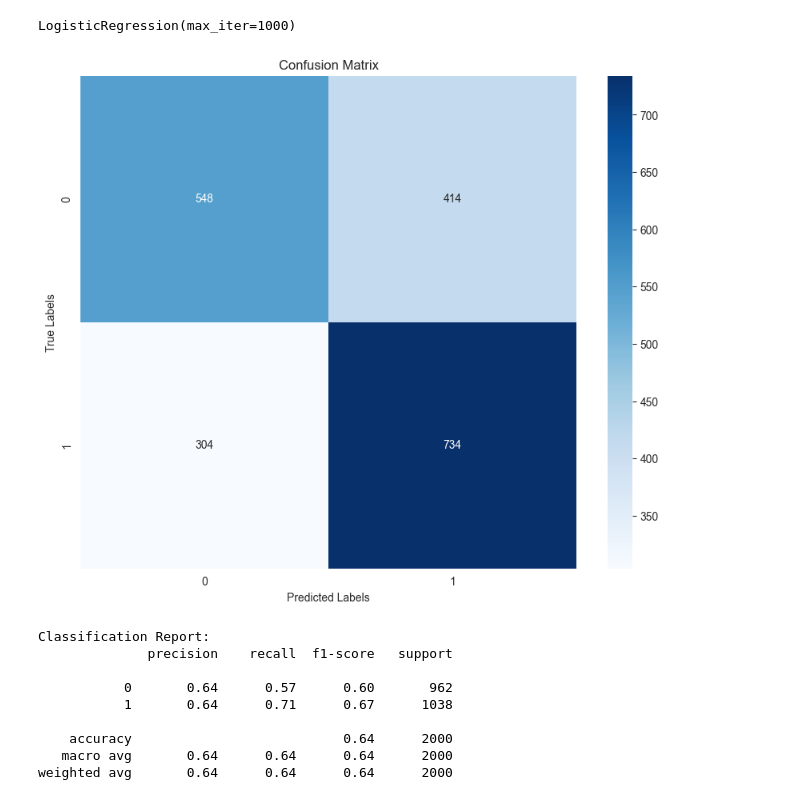
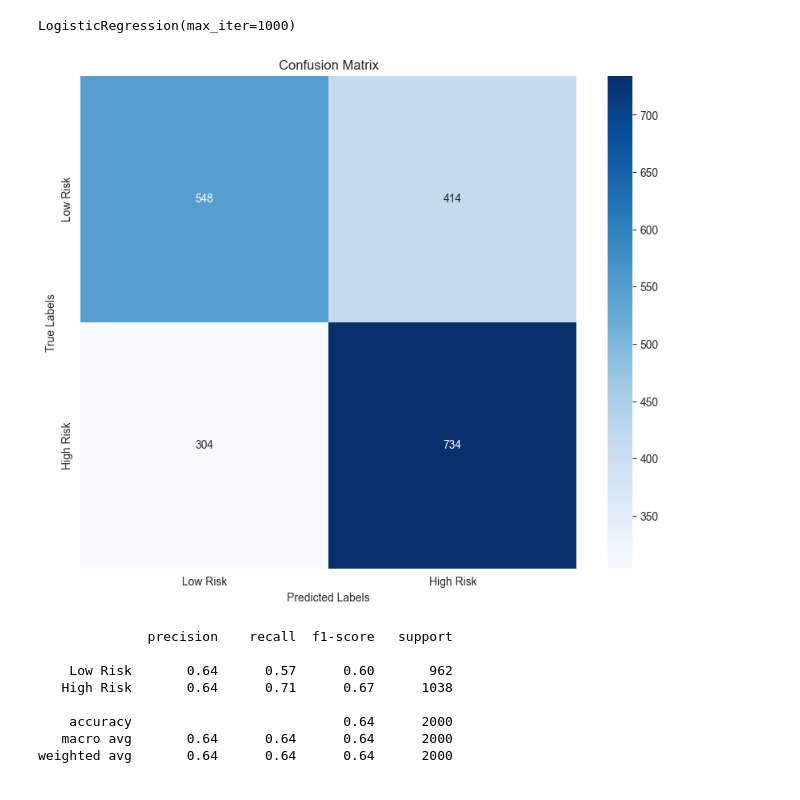
Before and after one commit to CheMBurN695/FinCrime_ML_Model, a Jupyter notebook: FC_ML_Model_NB.ipynb, the cells around one changed output. Saved outputs shown, nothing was run; the diff lists cells and outputs as text; code cells hidden in the pictures.

```diff
--- a/FC_ML_Model_NB.ipynb
+++ b/FC_ML_Model_NB.ipynb
@@ -102,26 +134,30 @@ LogisticRegression(max_iter=1000)
 # %%
 predictions = model.predict(X_test)
 # %%
-
 conf_matrix = confusion_matrix(Y_test, predictions)
 pyplot.figure(figsize=(10, 8))
-sns.heatmap(conf_matrix, annot=True, fmt='d', cmap='Blues')
 
+conf_matrix_updated = npy.array([
+    [conf_matrix[0, 0], conf_matrix[0, 1]],
+    [conf_matrix[1, 0], conf_matrix[1, 1]]
+])
+
+# Define the new labels
+labels = ["Low Risk", "High Risk"]
+sns.heatmap(conf_matrix_updated, annot=True, fmt='d', cmap='Blues', xticklabels=labels, yticklabels=labels)
 pyplot.xlabel('Predicted Labels')
 pyplot.ylabel('True Labels')
 pyplot.title('Confusion Matrix')
 pyplot.show()
 
-report = classification_report(Y_test, predictions, zero_division=1)
-print("Classification Report:")
-print(report)
+class_report = classification_report(Y_test, predictions, target_names=labels)
+print(class_report)
 # %% [output]
-[figure, old version]
+[figure, new version]
-Classification Report:
               precision    recall  f1-score   support
 
-           0       0.64      0.57      0.60       962
-           1       0.64      0.71      0.67      1038
+    Low Risk       0.64      0.57      0.60       962
+   High Risk       0.64      0.71      0.67      1038
 
     accuracy                           0.64      2000
    macro avg       0.64      0.64      0.64      2000
```
Also changed, not shown: parts of 7 cells of this notebook.
